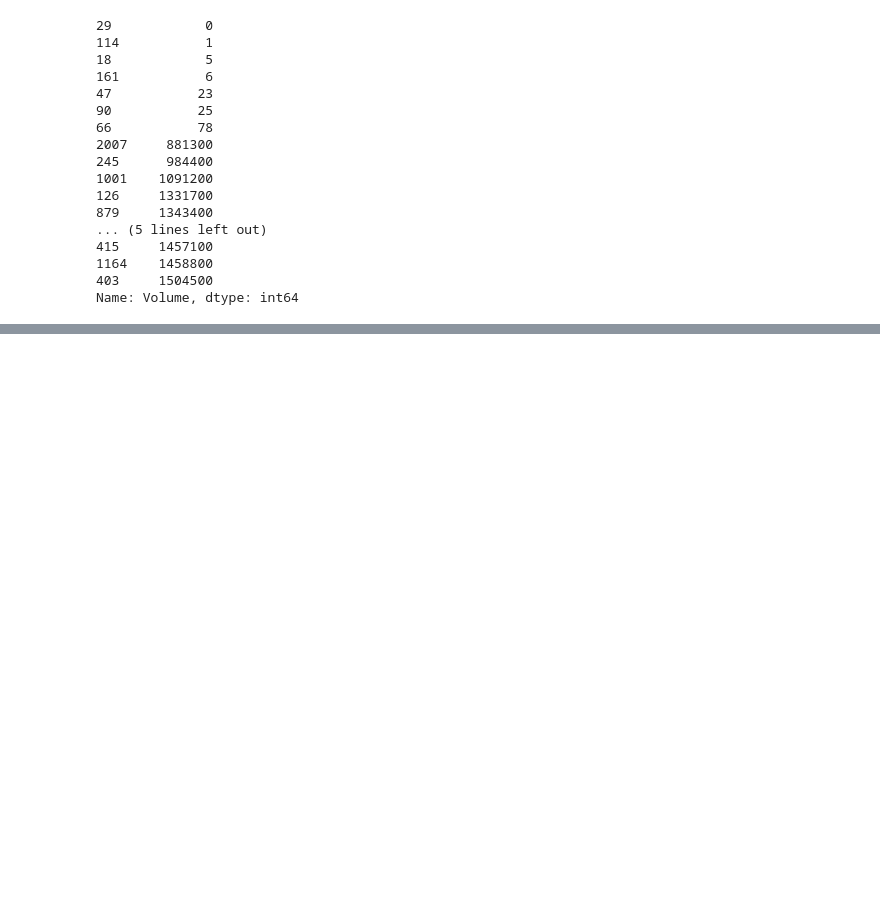
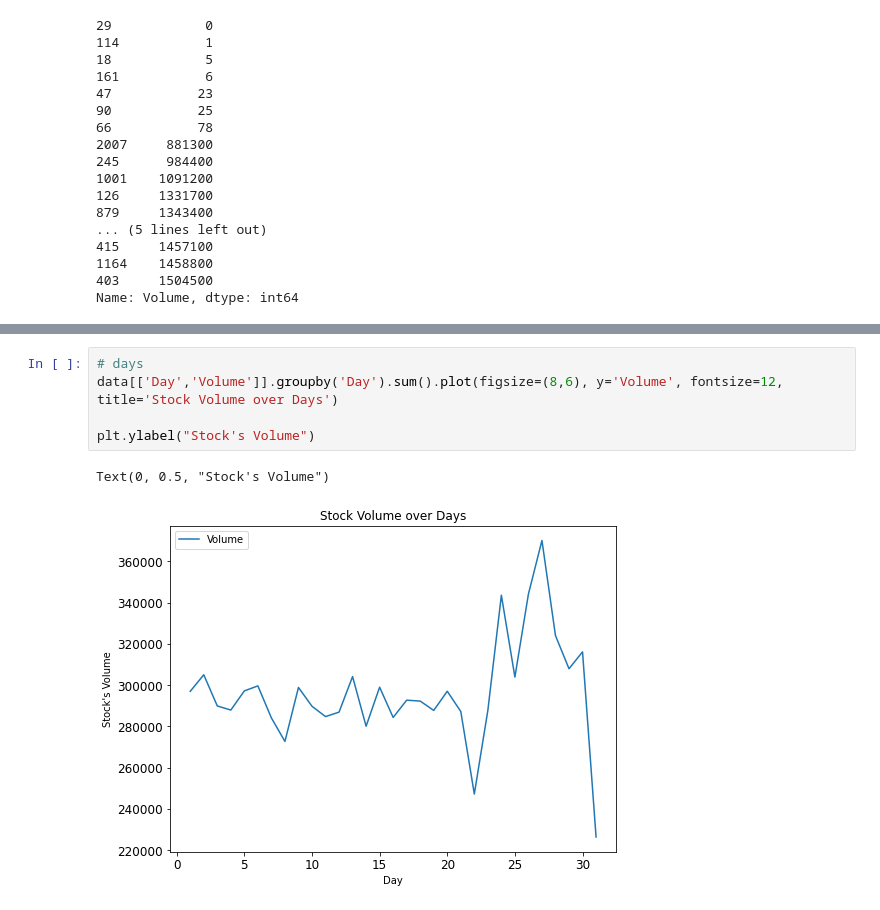
Before and after one commit to MichaelReeseJr/CIS310, a Jupyter notebook: wk 16/Python_Stock_Mrkt_Proj.ipynb, the cells around one changed output, grey strips where cells are left out. Saved outputs shown, nothing was run; the diff lists cells and outputs as text; blank space fills up the shorter version.

```diff
--- a/wk 16/Python_Stock_Mrkt_Proj.ipynb
+++ b/wk 16/Python_Stock_Mrkt_Proj.ipynb
@@ -209,0 +485,8 @@ Name: Volume, dtype: int64
+# %%
+# days
+data[['Day','Volume']].groupby('Day').sum().plot(figsize=(8,6), y='Volume', fontsize=12, title='Stock Volume over Days')
+
+plt.ylabel("Stock's Volume")
+# %% [output]
+Text(0, 0.5, "Stock's Volume")
+[figure, added]
```
Also changed, not shown: parts of 55 cells of this notebook.
